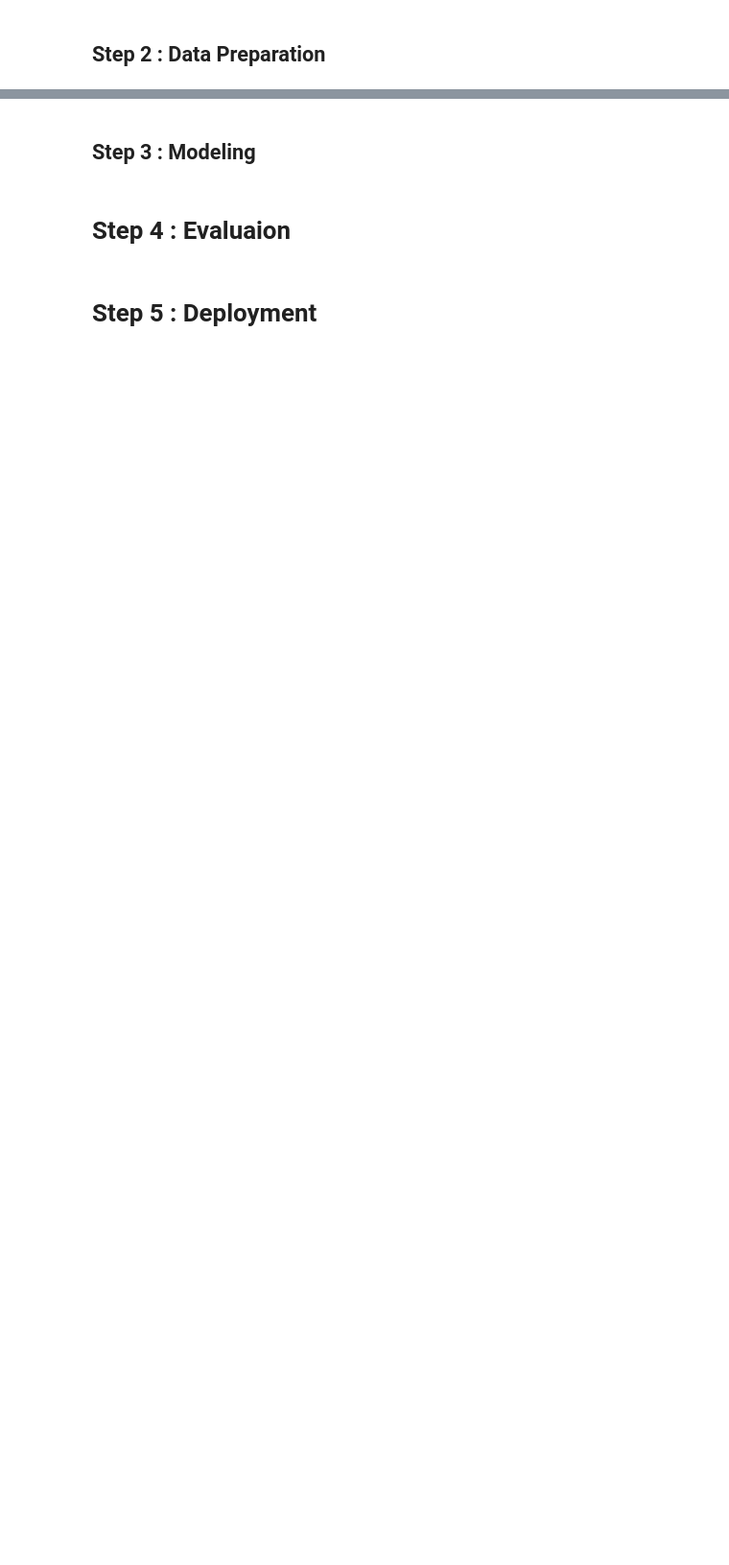
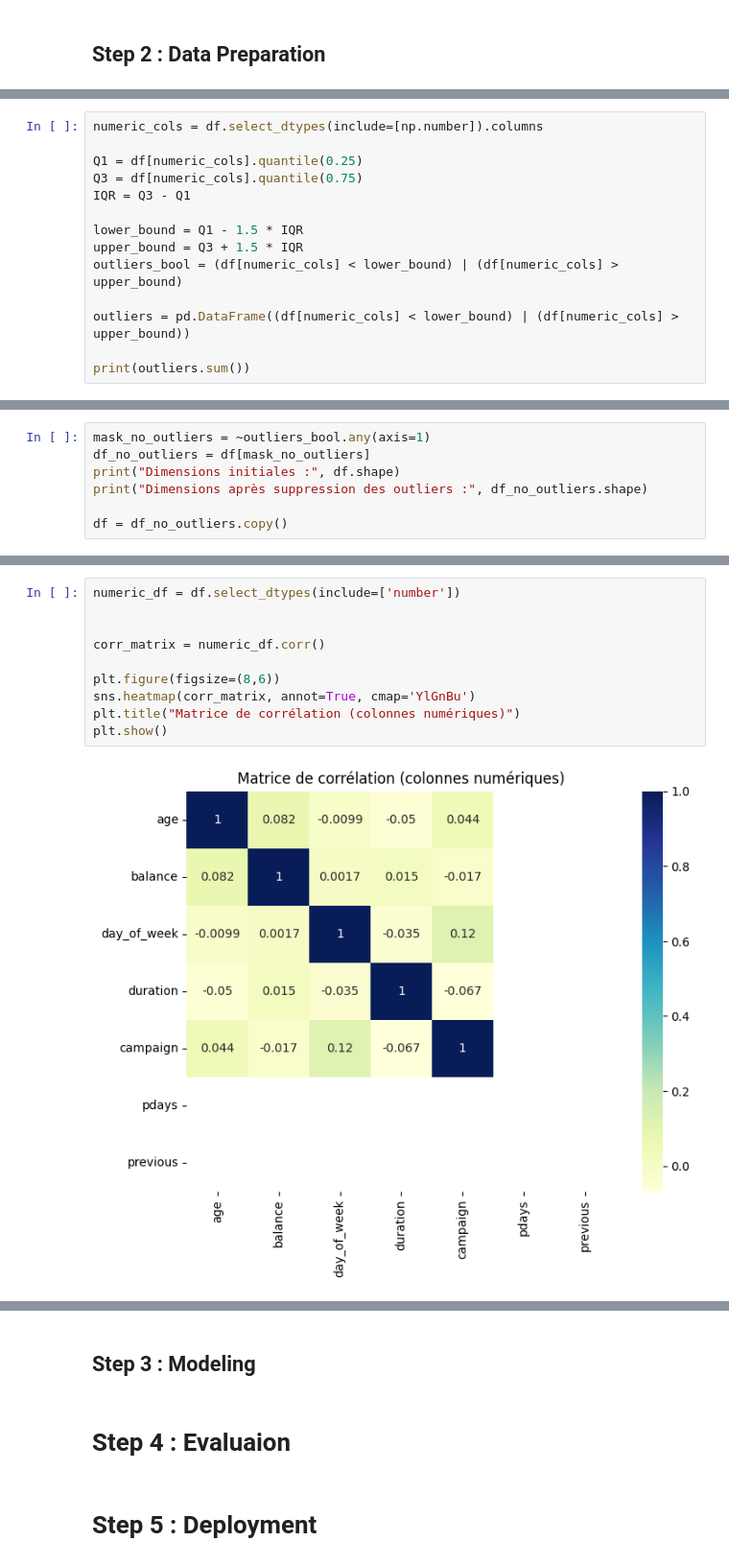
Before and after one commit to Ilyes2000/Bank_Marketing, a Jupyter notebook: Bank_Marketing.ipynb, the cells around one changed output, grey strips where cells are left out. Shown: that part at 96% size. Drawn from its saved outputs; the diff is of its cells as text; blank space fills up the shorter version.

```diff
--- a/Bank_Marketing.ipynb
+++ b/Bank_Marketing.ipynb
@@ -50,0 +224,14 @@ X.head()
+# %%
+numeric_cols = df.select_dtypes(include=[np.number]).columns
+
+Q1 = df[numeric_cols].quantile(0.25)
+Q3 = df[numeric_cols].quantile(0.75)
+IQR = Q3 - Q1
+
+lower_bound = Q1 - 1.5 * IQR
+upper_bound = Q3 + 1.5 * IQR
+outliers_bool = (df[numeric_cols] < lower_bound) | (df[numeric_cols] > upper_bound)
+
+outliers = pd.DataFrame((df[numeric_cols] < lower_bound) | (df[numeric_cols] > upper_bound))
+
+print(outliers.sum())
@@ -50,0 +247,7 @@ X.head()
+# %%
+mask_no_outliers = ~outliers_bool.any(axis=1)
+df_no_outliers = df[mask_no_outliers]
+print("Dimensions initiales :", df.shape)
+print("Dimensions après suppression des outliers :", df_no_outliers.shape)
+
+df = df_no_outliers.copy()
@@ -50,0 +259,12 @@ X.head()
+# %%
+numeric_df = df.select_dtypes(include=['number'])
+
+
+corr_matrix = numeric_df.corr()
+
+plt.figure(figsize=(8,6))
+sns.heatmap(corr_matrix, annot=True, cmap='YlGnBu')
+plt.title("Matrice de corrélation (colonnes numériques)")
+plt.show()
+# %% [output]
+[figure, added]
```
Also changed, not shown: parts of 32 cells of this notebook.
